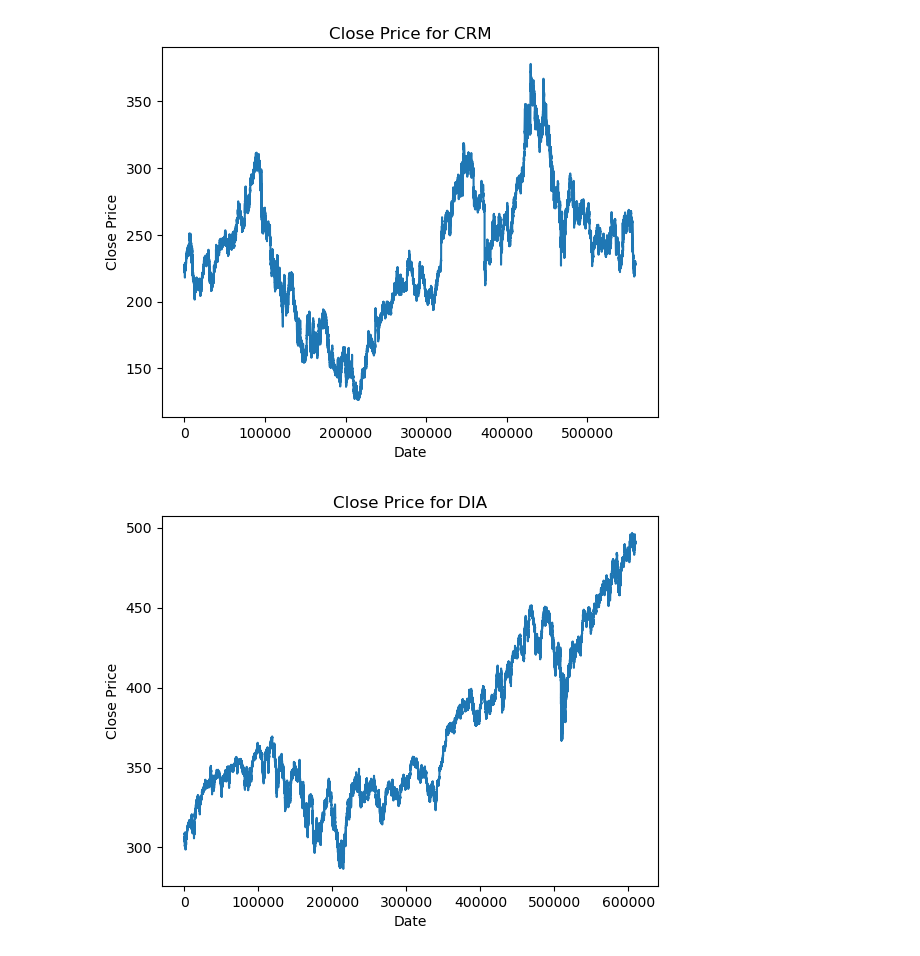
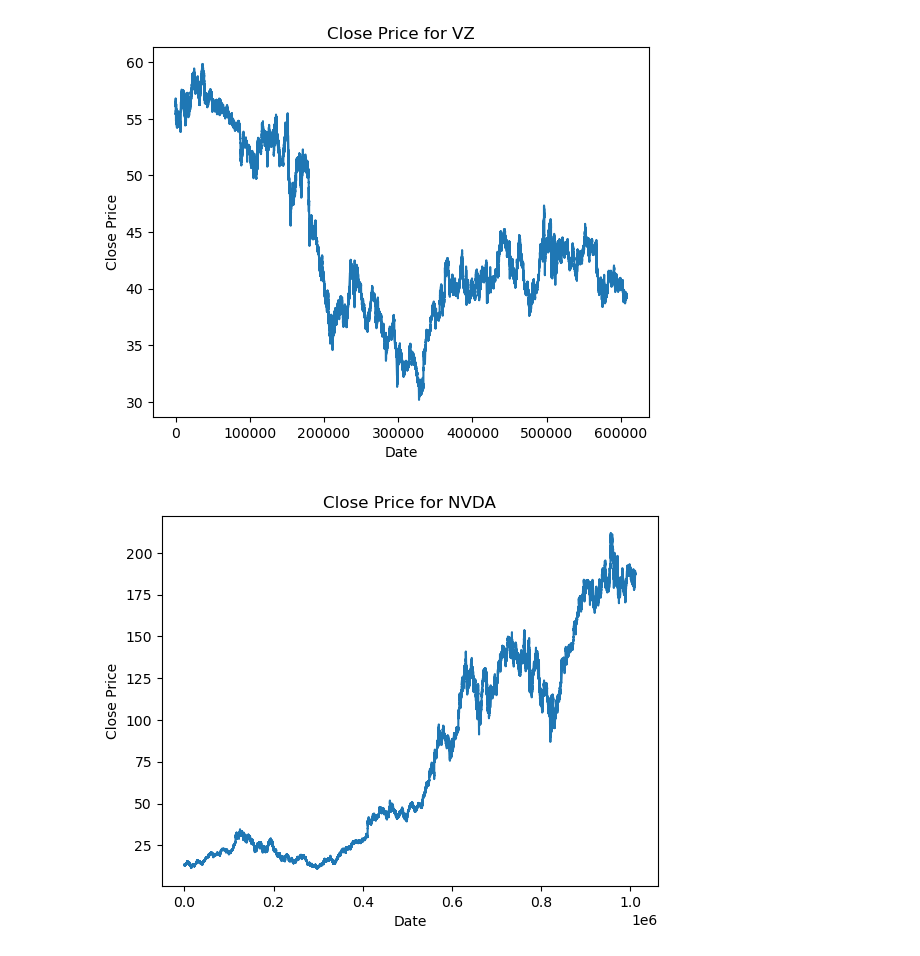
Before and after one commit to Olba147/DrlPpoTransformer, a Jupyter notebook: model_inspect.ipynb, the cells around one changed output. Drawn from its saved outputs; the diff is of its cells as text; code cells hidden in the pictures.

```diff
--- a/model_inspect.ipynb
+++ b/model_inspect.ipynb
@@ -80,21 +80,21 @@ print(sum(p.numel() for p in jepa_model.context_enc.parameters() if p.requires_g
 # %%
 import pandas as pd
 import numpy as np
 import matplotlib.pyplot as plt
 
-tickers = ['CRM', 'DIA', 'V', 'QQQ', 'HD', 'HON', 'MMM', 'SPY', 'SHW', 'AMZN']
+tickers = ['VZ', 'NVDA', 'V', 'AXP', 'MCD', 'TRV', 'CSCO', 'NKE', 'HON', 'CAT']
 
 # load the data for each ticker
 data = {}
 for ticker in tickers:
     data = pd.read_parquet(f"Data/polygon/data_raw_1m/{ticker}.parquet")
     # plot the close data with daily time frame (downsampled)
     plt.plot(data.index, data['close'].values)
     plt.xlabel('Date')
     plt.ylabel('Close Price')
     plt.title(f'Close Price for {ticker}')
     plt.show()
 # %% [output]
-[figure, old version]
+[figure, new version]
-[figure, old version]
+[figure, new version]
 [figure]
```
Also changed, not shown: parts of 3 cells of this notebook, 1 other file.
